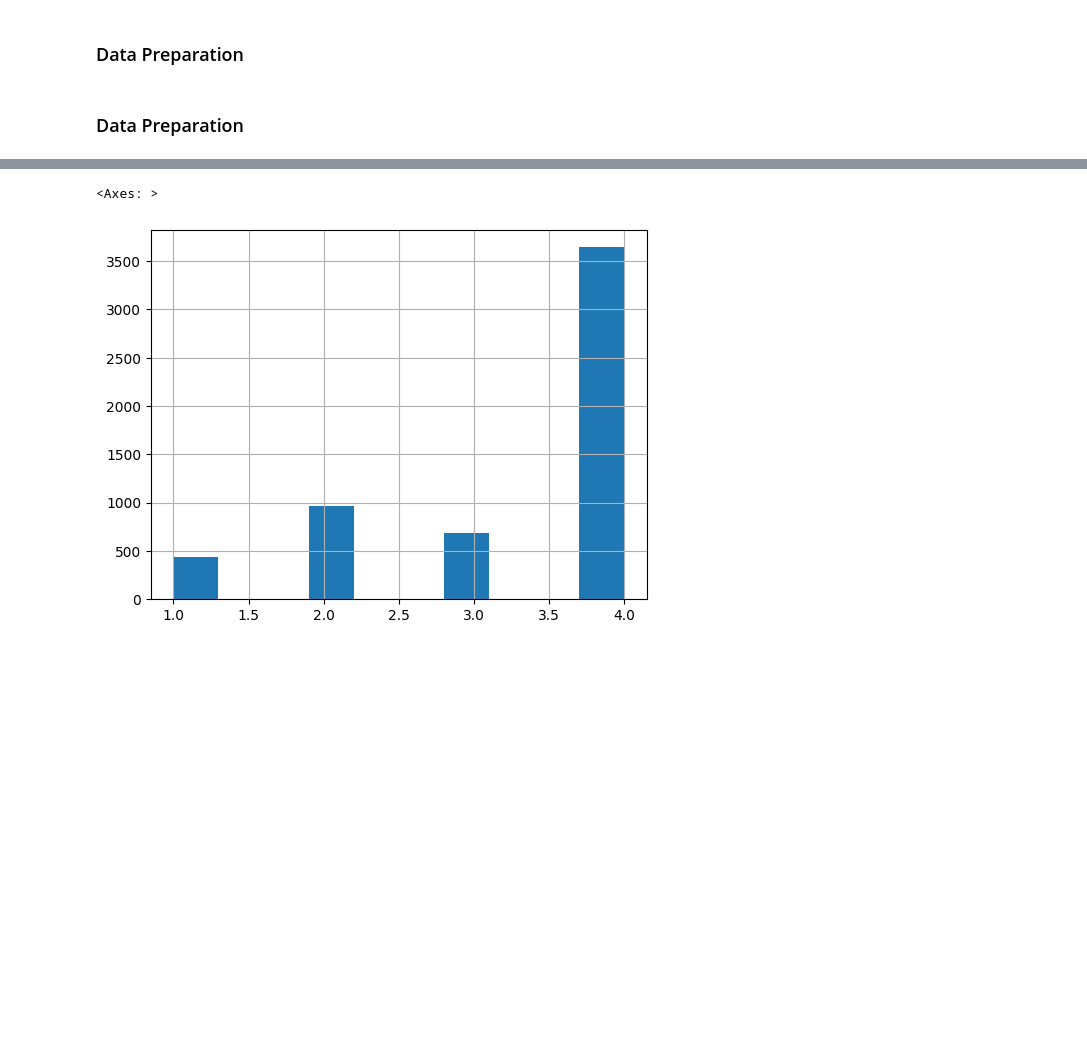
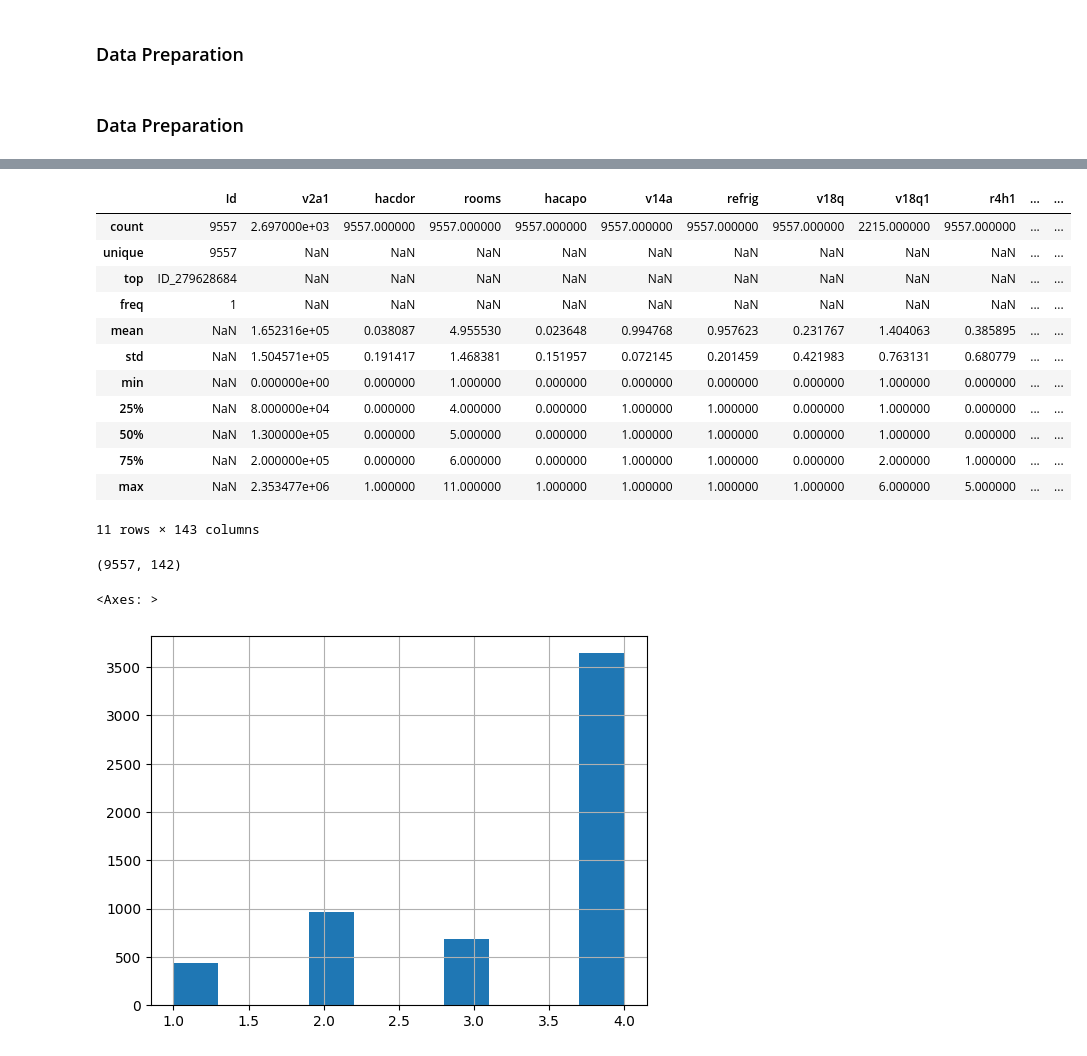
Before and after one commit to bazen-teklehaymanot/mlp, a Jupyter notebook: notebooks/ensemble.ipynb, the cells around one changed output, grey strips where cells are left out. Saved outputs shown, nothing was run; the diff lists cells and outputs as text; code cells hidden in the pictures; blank space fills up the shorter version.

```diff
--- a/notebooks/ensemble.ipynb
+++ b/notebooks/ensemble.ipynb
@@ -73 +102,21 @@ def prepare(csv_path = None, data = None):
+# %%
+pd.read_csv(train_csv).describe(include = 'all')
+# %% [output]
+|  | Id | v2a1 | hacdor | rooms | hacapo | v14a | refrig | v18q | v18q1 | r4h1 | ... | ... |
+| count | 9557 | 2.697000e+03 | 9557.000000 | 9557.000000 | 9557.000000 | 9557.000000 | 9557.000000 | 9557.000000 | 2215.000000 | 9557.000000 | ... | ... |
+| unique | 9557 | NaN | NaN | NaN | NaN | NaN | NaN | NaN | NaN | NaN | ... | ... |
+| top | ID_279628684 | NaN | NaN | NaN | NaN | NaN | NaN | NaN | NaN | NaN | ... | ... |
+| freq | 1 | NaN | NaN | NaN | NaN | NaN | NaN | NaN | NaN | NaN | ... | ... |
+| mean | NaN | 1.652316e+05 | 0.038087 | 4.955530 | 0.023648 | 0.994768 | 0.957623 | 0.231767 | 1.404063 | 0.385895 | ... | ... |
+| std | NaN | 1.504571e+05 | 0.191417 | 1.468381 | 0.151957 | 0.072145 | 0.201459 | 0.421983 | 0.763131 | 0.680779 | ... | ... |
+| min | NaN | 0.000000e+00 | 0.000000 | 1.000000 | 0.000000 | 0.000000 | 0.000000 | 0.000000 | 1.000000 | 0.000000 | ... | ... |
+| 25% | NaN | 8.000000e+04 | 0.000000 | 4.000000 | 0.000000 | 1.000000 | 1.000000 | 0.000000 | 1.000000 | 0.000000 | ... | ... |
+| 50% | NaN | 1.300000e+05 | 0.000000 | 5.000000 | 0.000000 | 1.000000 | 1.000000 | 0.000000 | 1.000000 | 0.000000 | ... | ... |
+| 75% | NaN | 2.000000e+05 | 0.000000 | 6.000000 | 0.000000 | 1.000000 | 1.000000 | 0.000000 | 2.000000 | 1.000000 | ... | ... |
+| max | NaN | 2.353477e+06 | 1.000000 | 11.000000 | 1.000000 | 1.000000 | 1.000000 | 1.000000 | 6.000000 | 5.000000 | ... | ... |
+11 rows × 143 columns
+# %%
+data.shape
+# %% [output]
+(9557, 142)
 # %%
```
Also changed, not shown: parts of 10 cells of this notebook.
